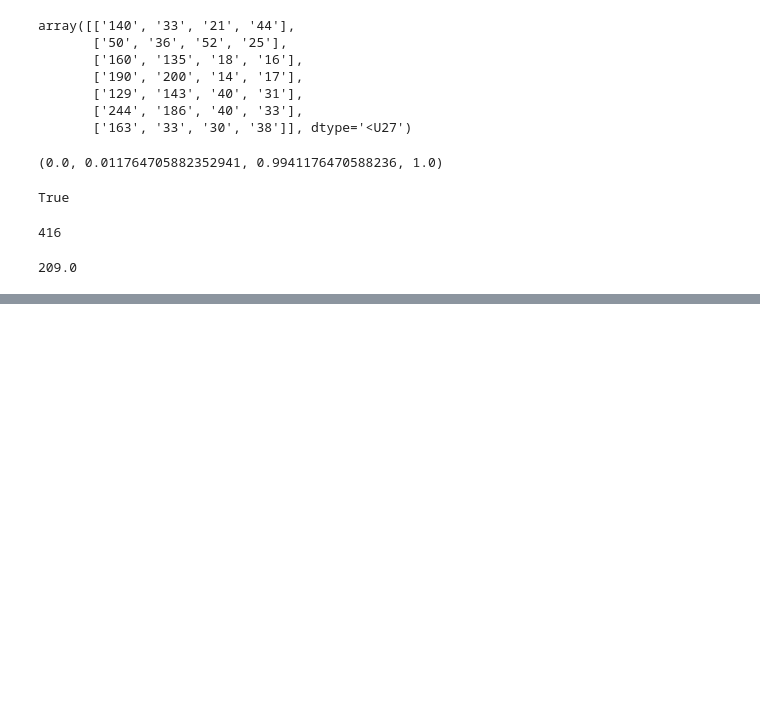
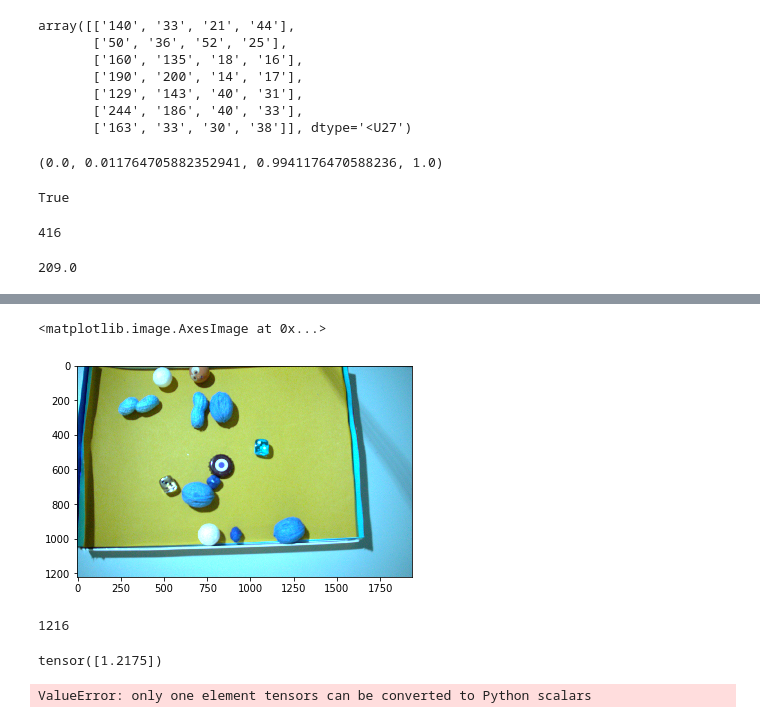
Before and after one commit to priteshgohil/Edible-Nuts-Detection, a Jupyter notebook: Augmentation.ipynb, the cells around one changed output, grey strips where cells are left out. Saved outputs shown, nothing was run; the diff lists cells and outputs as text; code cells hidden in the pictures; blank space fills up the shorter version.

```diff
--- a/Augmentation.ipynb
+++ b/Augmentation.ipynb
@@ -279,0 +419,6 @@ float(bb[0][4])
+# %%
+u_im = cv2.resize(im,(1936,1216))
+plt.imshow(u_im)
+# %% [output]
+<matplotlib.image.AxesImage at 0x...>
+[figure, added]
@@ -279,0 +427,4 @@ float(bb[0][4])
+# %%
+a[0]
+# %% [output]
+1216
@@ -279,0 +433,9 @@ float(bb[0][4])
+# %%
+a = torch.randn(1)
+a
+# %% [output]
+tensor([1.2175])
+# %%
+int(a[:, 0]*float(0.5))
+# %% [output]
+ValueError: only one element tensors can be converted to Python scalars
```
Also changed, not shown: parts of 13 cells of this notebook, 19 other files.
